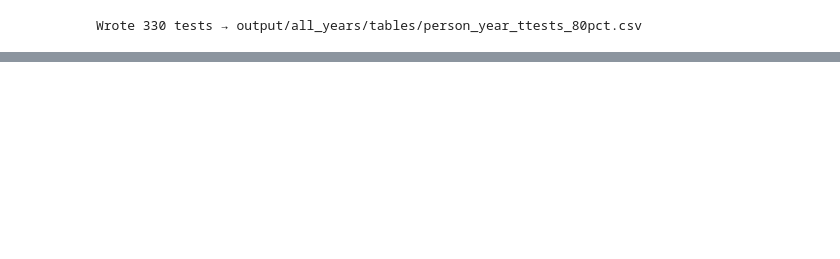
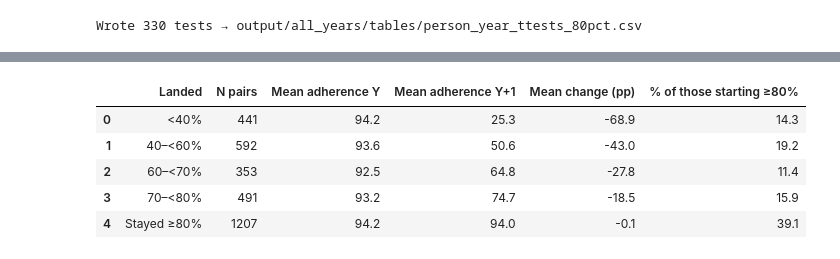
Before and after one commit to FrianaEngineer/Medical-Adherence, a Jupyter notebook: Notebooks/MEPS/medical_80%_adherence_insights.ipynb, the cells around one changed output, grey strips where cells are left out. Drawn from its saved outputs; the diff is of its cells as text; code cells hidden in the pictures; blank space fills up the shorter version.

```diff
--- a/Notebooks/MEPS/medical_80%_adherence_insights.ipynb
+++ b/Notebooks/MEPS/medical_80%_adherence_insights.ipynb
@@ -840,0 +1114,76 @@ Wrote 330 tests → output/all_years/tables/person_year_ttests_80pct.csv
+# %%
+# Among pairs that started at ≥80%: where did they actually land, and by how much?
+started_high = pairs[pairs["state_prev"] == "adherent"].copy()
+
+LANDING_EDGES = [0, 40, 60, 70, ADH_THRESHOLD, 100.01]
+LANDING_LABELS = [
+    "<40%",
+    f"40–<60%",
+    f"60–<70%",
+    f"70–<{ADH_THRESHOLD}%",
+    f"Stayed ≥{ADH_THRESHOLD}%",
+]
+started_high["Landed"] = pd.cut(
+    started_high["adh_next"], bins=LANDING_EDGES, labels=LANDING_LABELS, right=False
+)
+
+landing = (
+    started_high.groupby("Landed", observed=False)
+    .agg(
+        **{
+            "N pairs": ("DUPERSID", "size"),
+            "Mean adherence Y": ("adh_prev", "mean"),
+            "Mean adherence Y+1": ("adh_next", "mean"),
+            "Mean change (pp)": ("adh_change", "mean"),
+        }
+    )
+    .reset_index()
+)
+landing["% of those starting ≥80%"] = (
+    100 * landing["N pairs"] / len(started_high)
+).round(1)
+landing = landing.round(1)
+
+print(
+    f"Of the {len(started_high):,} pairs that started at ≥{ADH_THRESHOLD}%, "
+    f"here is where year Y+1 landed"
+)
+display(landing)
+
+print(
+    f"\nChange in adherence points among those starting ≥{ADH_THRESHOLD}%:\n"
+    f"  mean {started_high['adh_change'].mean():+.1f} pp | "
+    f"median {started_high['adh_change'].median():+.1f} pp\n"
+    f"  fell by more than 20 pp: "
+    f"{100 * (started_high['adh_change'] < -20).mean():.1f}% | "
+    f"held within ±10 pp: "
+    f"{100 * started_high['adh_change'].abs().le(10).mean():.1f}%"
+)
+
+# Does how far above the line you started change the odds of staying?
+started_high["Starting band"] = pd.cut(
+    started_high["adh_prev"],
+    bins=[ADH_THRESHOLD, 90, 100.01],
+    labels=[f"{ADH_THRESHOLD}–<90%", "90–100%"],
+    right=False,
+)
+by_band = (
+    started_high.groupby("Starting band", observed=False)
+    .agg(
+        **{
+            "N pairs": ("DUPERSID", "size"),
+            "Mean adherence Y": ("adh_prev", "mean"),
+            "Mean adherence Y+1": ("adh_next", "mean"),
+            "Mean change (pp)": ("adh_change", "mean"),
+            f"% still ≥{ADH_THRESHOLD}% next year": (
+                "state_next",
+                lambda s: 100 * (s == "adherent").mean(),
+            ),
+        }
+    )
+    .reset_index()
+    .round(1)
+)
+print("\nStaying power by how far above the line they started")
+display(by_band)
+# %% [output]
@@ -840,0 +1191,6 @@ Wrote 330 tests → output/all_years/tables/person_year_ttests_80pct.csv
+|  | Landed | N pairs | Mean adherence Y | Mean adherence Y+1 | Mean change (pp) | % of those starting ≥80% |
+| 0 | <40% | 441 | 94.2 | 25.3 | -68.9 | 14.3 |
+| 1 | 40–<60% | 592 | 93.6 | 50.6 | -43.0 | 19.2 |
+| 2 | 60–<70% | 353 | 92.5 | 64.8 | -27.8 | 11.4 |
+| 3 | 70–<80% | 491 | 93.2 | 74.7 | -18.5 | 15.9 |
+| 4 | Stayed ≥80% | 1207 | 94.2 | 94.0 | -0.1 | 39.1 |
```
Also changed, not shown: parts of 10 cells of this notebook, 4 other files.
